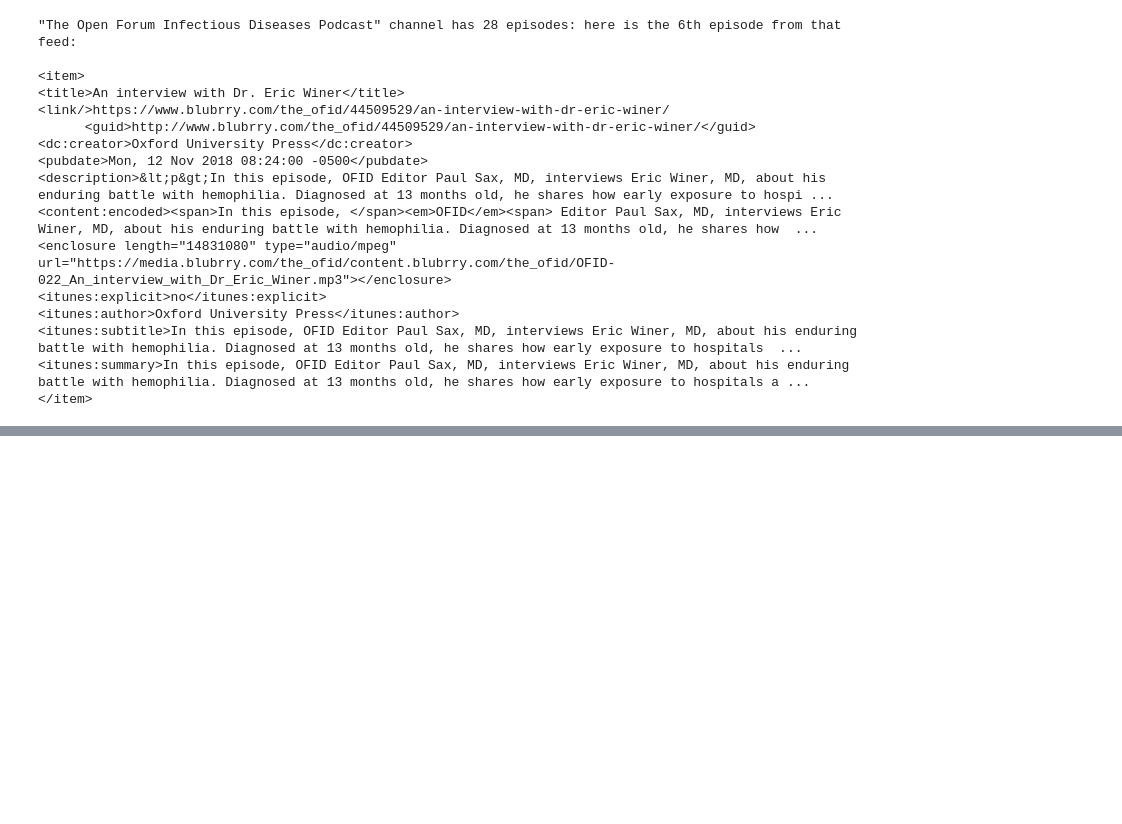
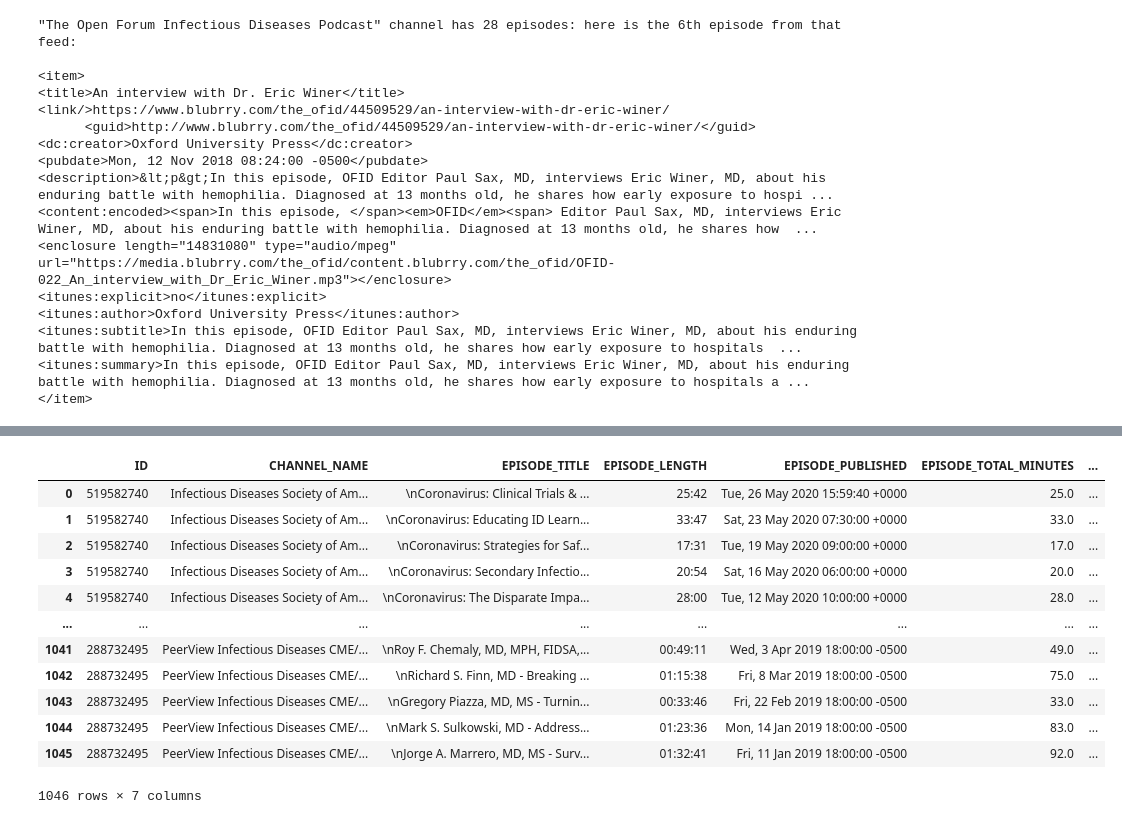
Before and after one commit to xthomas/dataviz, a Jupyter notebook: podcastcount/podcast_audit.ipynb, the cells around one changed output, grey strips where cells are left out. Drawn from its saved outputs; the diff is of its cells as text; code cells hidden in the pictures; blank space fills up the shorter version.

```diff
--- a/podcastcount/podcast_audit.ipynb
+++ b/podcastcount/podcast_audit.ipynb
@@ -322,0 +327,18 @@ episodes
+# %%
+def totalMinutes(row):
+    # A lot of the podcasts are missing durations! (..strange...)
+    if not (row is None):
+        # if duration does not list hours
+        if (len(row.split(':')))==2:
+            minutes, seconds = row.split(':')
+            total_min = int(minutes)
+            return total_min
+        # if 'hours' are listed
+        elif (len(row.split(':')))==3:
+            hours, minutes, seconds = row.split(':')
+            total_min = int(hours)*60 + int(minutes)
+            return total_min
+    else:
+        return None
+# %%
+episodes["EPISODE_TOTAL_MINUTES"] = episodes["EPISODE_LENGTH"].apply(totalMinutes)
@@ -322,0 +386,17 @@ episodes
+# %%
+episodes['EPISODE_YEAR'] = pd.to_datetime(episodes["EPISODE_PUBLISHED"], utc=True).dt.to_period('Y')
+episodes
+# %% [output]
+|  | ID | CHANNEL_NAME | EPISODE_TITLE | EPISODE_LENGTH | EPISODE_PUBLISHED | EPISODE_TOTAL_MINUTES | ... |
+| 0 | 519582740 | Infectious Diseases Society of Am... | \nCoronavirus: Clinical Trials & ... | 25:42 | Tue, 26 May 2020 15:59:40 +0000 | 25.0 | ... |
+| 1 | 519582740 | Infectious Diseases Society of Am... | \nCoronavirus: Educating ID Learn... | 33:47 | Sat, 23 May 2020 07:30:00 +0000 | 33.0 | ... |
+| 2 | 519582740 | Infectious Diseases Society of Am... | \nCoronavirus: Strategies for Saf... | 17:31 | Tue, 19 May 2020 09:00:00 +0000 | 17.0 | ... |
+| 3 | 519582740 | Infectious Diseases Society of Am... | \nCoronavirus: Secondary Infectio... | 20:54 | Sat, 16 May 2020 06:00:00 +0000 | 20.0 | ... |
+| 4 | 519582740 | Infectious Diseases Society of Am... | \nCoronavirus: The Disparate Impa... | 28:00 | Tue, 12 May 2020 10:00:00 +0000 | 28.0 | ... |
+| ... | ... | ... | ... | ... | ... | ... | ... |
+| 1041 | 288732495 | PeerView Infectious Diseases CME/... | \nRoy F. Chemaly, MD, MPH, FIDSA,... | 00:49:11 | Wed, 3 Apr 2019 18:00:00 -0500 | 49.0 | ... |
+| 1042 | 288732495 | PeerView Infectious Diseases CME/... | \nRichard S. Finn, MD - Breaking ... | 01:15:38 | Fri, 8 Mar 2019 18:00:00 -0500 | 75.0 | ... |
+| 1043 | 288732495 | PeerView Infectious Diseases CME/... | \nGregory Piazza, MD, MS - Turnin... | 00:33:46 | Fri, 22 Feb 2019 18:00:00 -0500 | 33.0 | ... |
+| 1044 | 288732495 | PeerView Infectious Diseases CME/... | \nMark S. Sulkowski, MD - Address... | 01:23:36 | Mon, 14 Jan 2019 18:00:00 -0500 | 83.0 | ... |
+| 1045 | 288732495 | PeerView Infectious Diseases CME/... | \nJorge A. Marrero, MD, MS - Surv... | 01:32:41 | Fri, 11 Jan 2019 18:00:00 -0500 | 92.0 | ... |
+1046 rows × 7 columns
```
Also changed, not shown: parts of 20 cells of this notebook.
